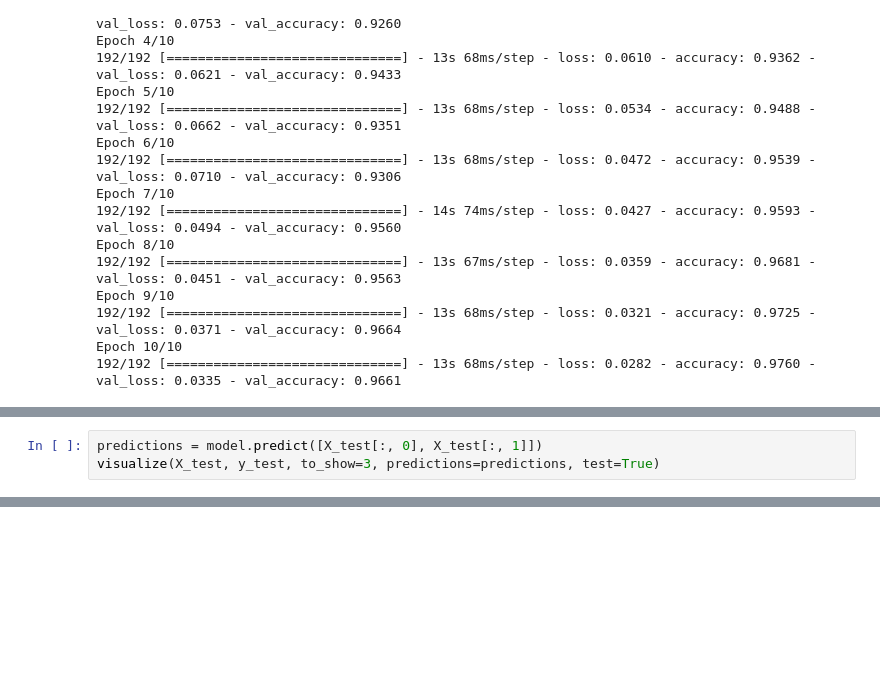
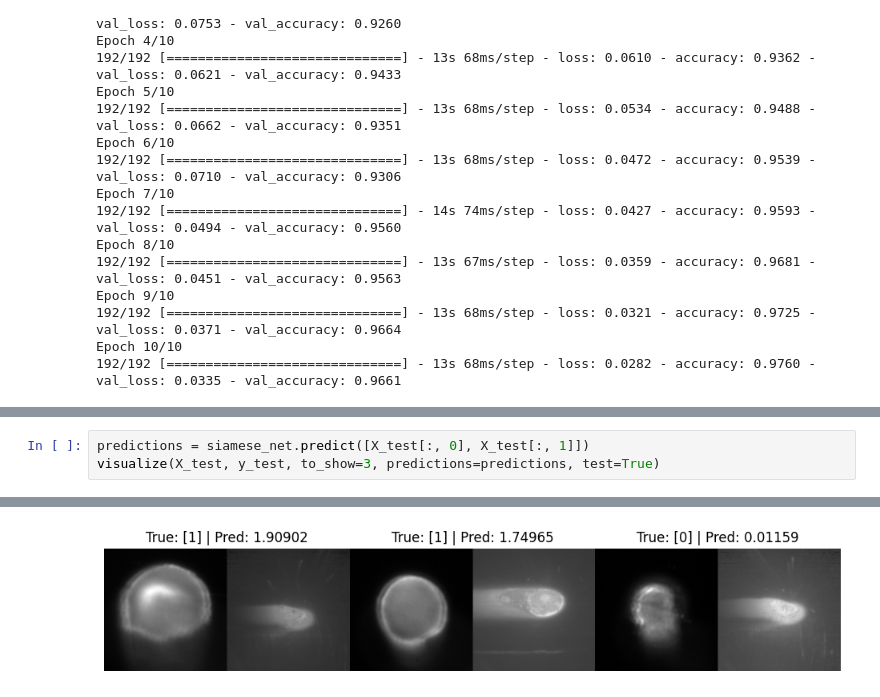
Before and after one commit to jpsousaUP/SSL_Project_1, a Jupyter notebook: notebooks/test_SiameseNN_3.ipynb, the cells around one changed output, grey strips where cells are left out. Drawn from its saved outputs; the diff is of its cells as text; blank space fills up the shorter version.

```diff
--- a/notebooks/test_SiameseNN_3.ipynb
+++ b/notebooks/test_SiameseNN_3.ipynb
@@ -597,3 +608,4 @@ print("test loss, test acc:", results)
 # %%
-predictions = model.predict([X_test[:, 0], X_test[:, 1]])
+predictions = siamese_net.predict([X_test[:, 0], X_test[:, 1]])
 visualize(X_test, y_test, to_show=3, predictions=predictions, test=True)
+# %% [output]
@@ -599,0 +613 @@ visualize(X_test, y_test, to_show=3, predictions=predictions, test=True)
+[figure, added]
```
Also changed, not shown: parts of 4 cells of this notebook.
